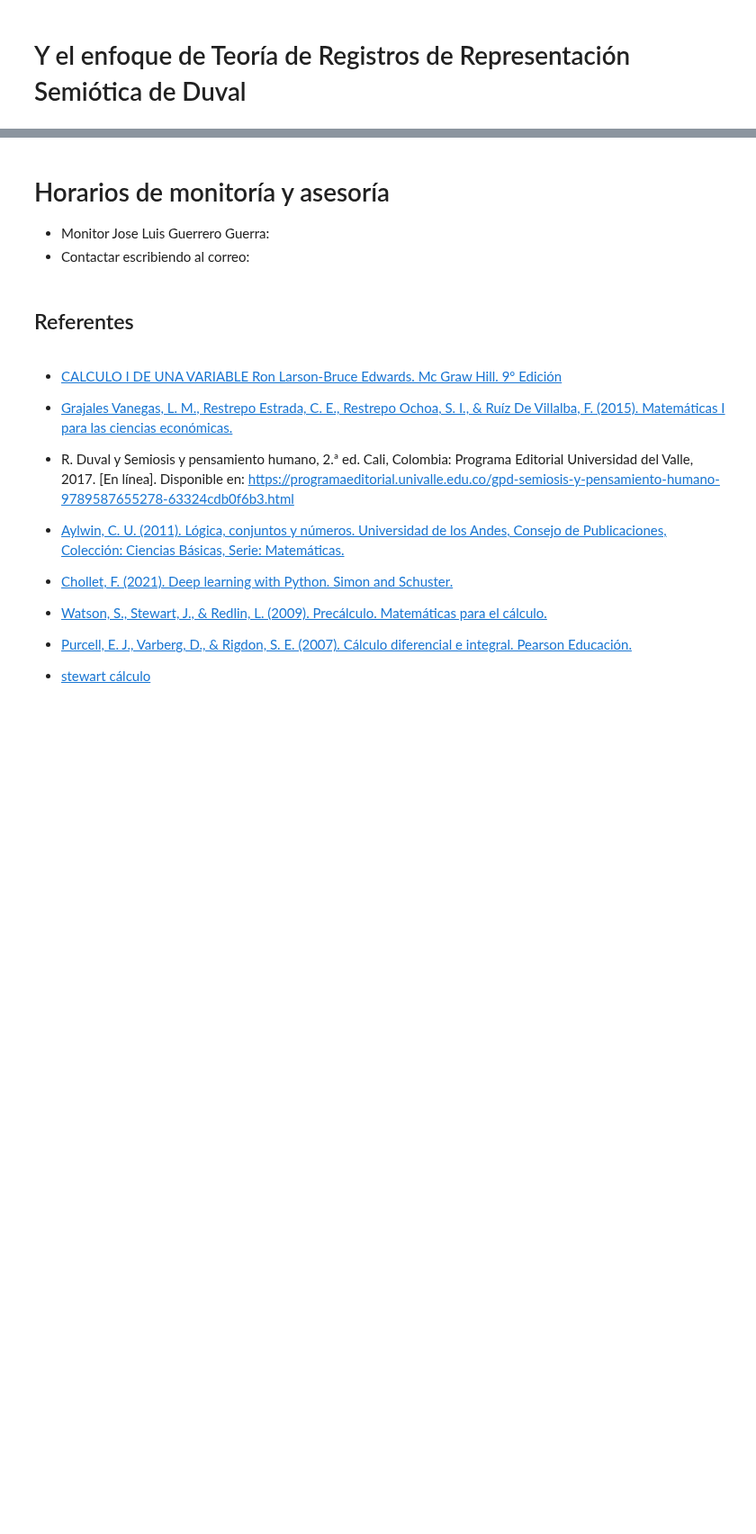
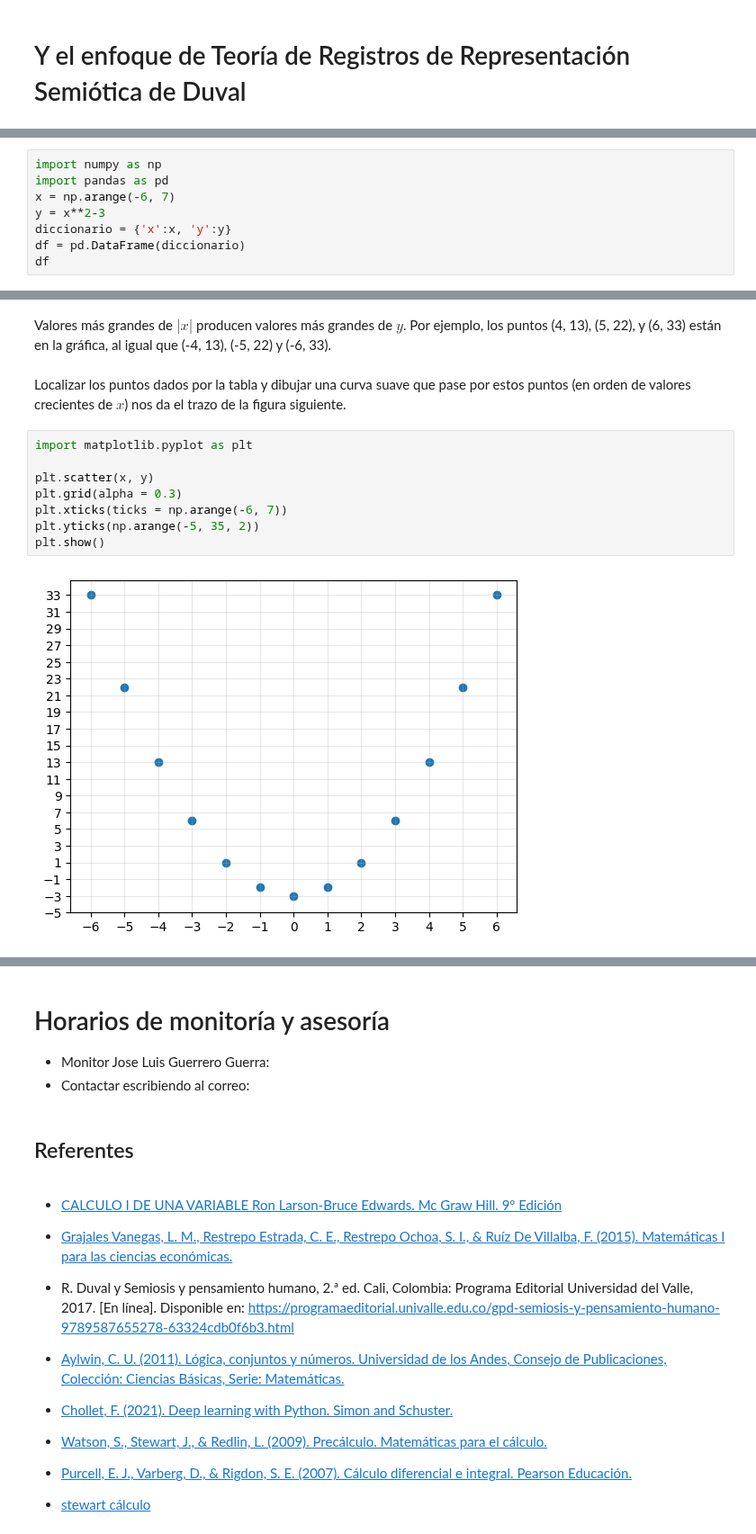
Before and after one commit to marco-canas/algebra_y_trigonometria, a Jupyter notebook: 2_planeacion/1_classes/4_unidad_3_funciones/3_2_graficas_de_ecuaciones/3_2_3_ejemplos/3_2_3_ejemplos_.ipynb, the cells around one changed output, grey strips where cells are left out. Shown at 90% size. Saved outputs shown, nothing was run; the diff lists cells and outputs as text; blank space fills up the shorter version.

```diff
--- a/2_planeacion/1_classes/4_unidad_3_funciones/3_2_graficas_de_ecuaciones/3_2_3_ejemplos/3_2_3_ejemplos_.ipynb
+++ b/2_planeacion/1_classes/4_unidad_3_funciones/3_2_graficas_de_ecuaciones/3_2_3_ejemplos/3_2_3_ejemplos_.ipynb
@@ -111,0 +128,8 @@ Trace la gráfica de la ecuación: $y = x^{2} - 3$
+# %%
+import numpy as np
+import pandas as pd
+x = np.arange(-6, 7)
+y = x**2-3
+diccionario = {'x':x, 'y':y}
+df = pd.DataFrame(diccionario)
+df
@@ -111,0 +151,15 @@ Trace la gráfica de la ecuación: $y = x^{2} - 3$
+# %% [markdown]
+Valores más grandes de $|x|$ producen valores más grandes de $y$. Por ejemplo, los puntos (4, 13), (5, 22), y (6, 33) están en la gráfica, al igual que (-4,
+13), (-5, 22) y (-6, 33).
+# %% [markdown]
+Localizar los puntos dados por la tabla y dibujar una curva suave que pase por estos puntos (en orden de valores crecientes de $x$) nos da el trazo de la figura siguiente.
+# %%
+import matplotlib.pyplot as plt
+
+plt.scatter(x, y)
+plt.grid(alpha = 0.3)
+plt.xticks(ticks = np.arange(-6, 7))
+plt.yticks(np.arange(-5, 35, 2))
+plt.show()
+# %% [output]
+[figure, added]
```
Also changed, not shown: parts of 17 cells of this notebook, 1 other file.
